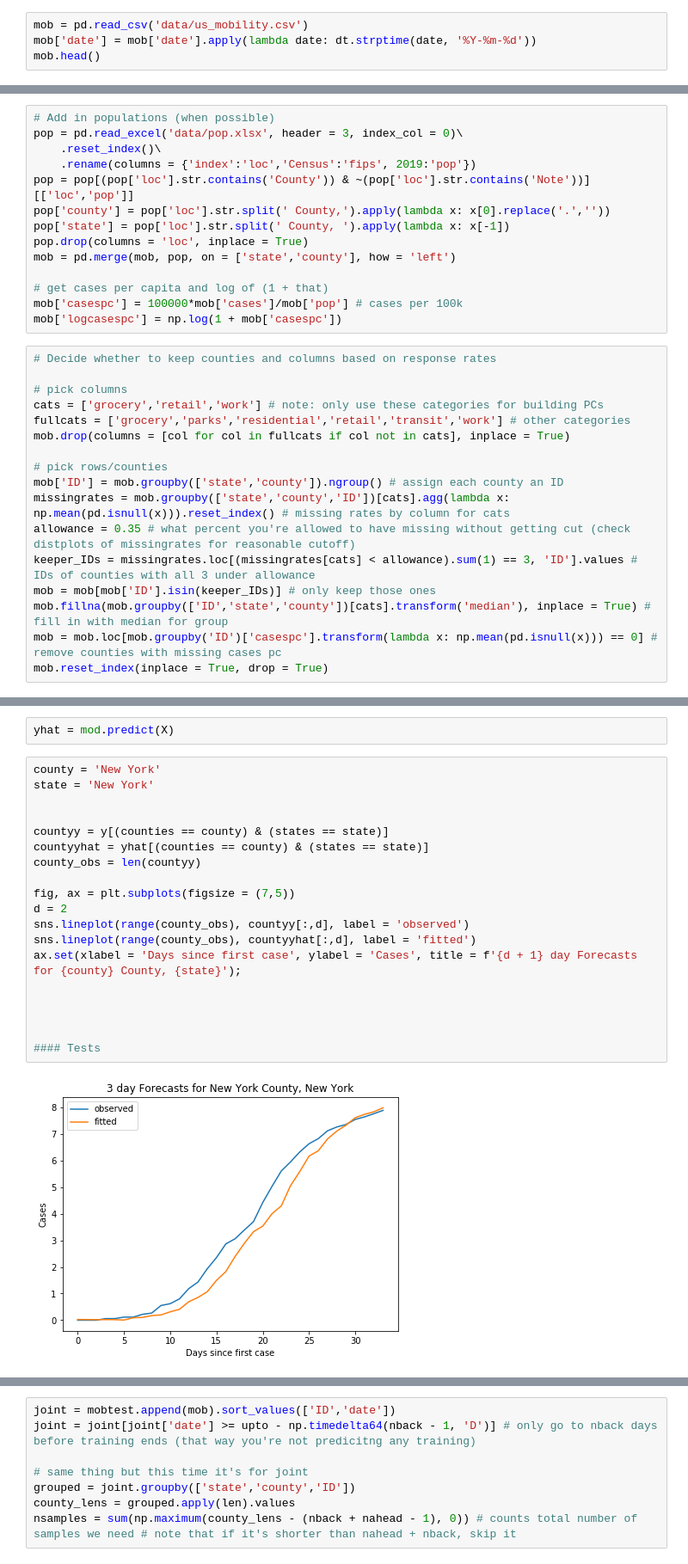
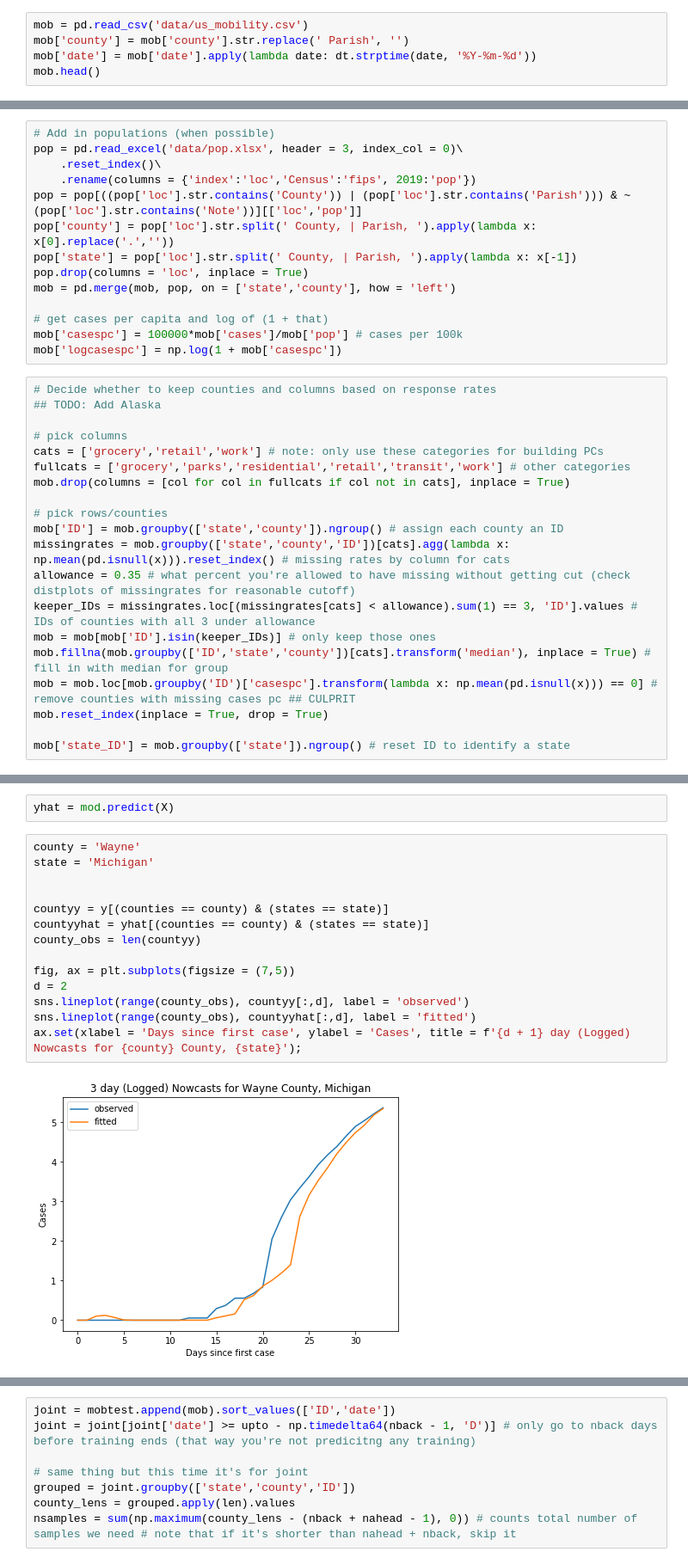
Before and after one commit to dafriedman97/COVID19_forecasts, a Jupyter notebook: logtransfos.ipynb, the cells around one changed output, grey strips where cells are left out. Shown at 86% size. Cells and saved outputs as stored; diff of their text form.

```diff
--- a/logtransfos.ipynb
+++ b/logtransfos.ipynb
@@ -50,6 +52,7 @@ os.chdir(ts_dir)
 # mob.to_csv('us_mobility.csv', index = False)
 # %%
 mob = pd.read_csv('data/us_mobility.csv')
+mob['county'] = mob['county'].str.replace(' Parish', '')
 mob['date'] = mob['date'].apply(lambda date: dt.strptime(date, '%Y-%m-%d'))
 mob.head()
 # %% [output]
@@ -89,9 +92,9 @@ mob['deaths'].fillna(0, inplace = True) # if it's nan, that means they hadn't ha
 pop = pd.read_excel('data/pop.xlsx', header = 3, index_col = 0)\
     .reset_index()\
     .rename(columns = {'index':'loc','Census':'fips', 2019:'pop'})
-pop = pop[(pop['loc'].str.contains('County')) & ~(pop['loc'].str.contains('Note'))][['loc','pop']]
-pop['county'] = pop['loc'].str.split(' County,').apply(lambda x: x[0].replace('.',''))
-pop['state'] = pop['loc'].str.split(' County, ').apply(lambda x: x[-1])
+pop = pop[((pop['loc'].str.contains('County')) | (pop['loc'].str.contains('Parish'))) & ~(pop['loc'].str.contains('Note'))][['loc','pop']]
+pop['county'] = pop['loc'].str.split(' County, | Parish, ').apply(lambda x: x[0].replace('.',''))
+pop['state'] = pop['loc'].str.split(' County, | Parish, ').apply(lambda x: x[-1])
 pop.drop(columns = 'loc', inplace = True)
 mob = pd.merge(mob, pop, on = ['state','county'], how = 'left')
 
@@ -100,6 +103,7 @@ mob['casespc'] = 100000*mob['cases']/mob['pop'] # cases per 100k
 mob['logcasespc'] = np.log(1 + mob['casespc'])
 # %%
 # Decide whether to keep counties and columns based on response rates
+## TODO: Add Alaska
 
 # pick columns
 cats = ['grocery','retail','work'] # note: only use these categories for building PCs
@@ -113,8 +117,10 @@ allowance = 0.35 # what percent you're allowed to have missing without getting c
 keeper_IDs = missingrates.loc[(missingrates[cats] < allowance).sum(1) == 3, 'ID'].values # IDs of counties with all 3 under allowance
 mob = mob[mob['ID'].isin(keeper_IDs)] # only keep those ones
 mob.fillna(mob.groupby(['ID','state','county'])[cats].transform('median'), inplace = True) # fill in with median for group
-mob = mob.loc[mob.groupby('ID')['casespc'].transform(lambda x: np.mean(pd.isnull(x))) == 0] # remove counties with missing cases pc
+mob = mob.loc[mob.groupby('ID')['casespc'].transform(lambda x: np.mean(pd.isnull(x))) == 0] # remove counties with missing cases pc ## CULPRIT
 mob.reset_index(inplace = True, drop = True)
+
+mob['state_ID'] = mob.groupby(['state']).ngroup() # reset ID to identify a state
 # %%
 # divide
 dates = mob.date.unique()
@@ -250,23 +256,18 @@ sns.lineplot(range(len(history.history['val_loss'])), history.history['val_loss'
 # %%
 yhat = mod.predict(X)
 # %%
-county = 'New York'
-state = 'New York'
+county = 'Wayne'
+state = 'Michigan'
 
 
 countyy = y[(counties == county) & (states == state)]
 countyyhat = yhat[(counties == county) & (states == state)]
 county_obs = len(countyy)
 
 fig, ax = plt.subplots(figsize = (7,5))
 d = 2
 sns.lineplot(range(county_obs), countyy[:,d], label = 'observed')
 sns.lineplot(range(county_obs), countyyhat[:,d], label = 'fitted')
-ax.set(xlabel = 'Days since first case', ylabel = 'Cases', title = f'{d + 1} day Forecasts for {county} County, {state}');
-
-
-
-
-#### Tests
+ax.set(xlabel = 'Days since first case', ylabel = 'Cases', title = f'{d + 1} day (Logged) Nowcasts for {county} County, {state}');
 # %% [output]
-[figure, old version]
+[figure, new version]
```
Also changed, not shown: parts of 9 cells of this notebook, 3 other files.
